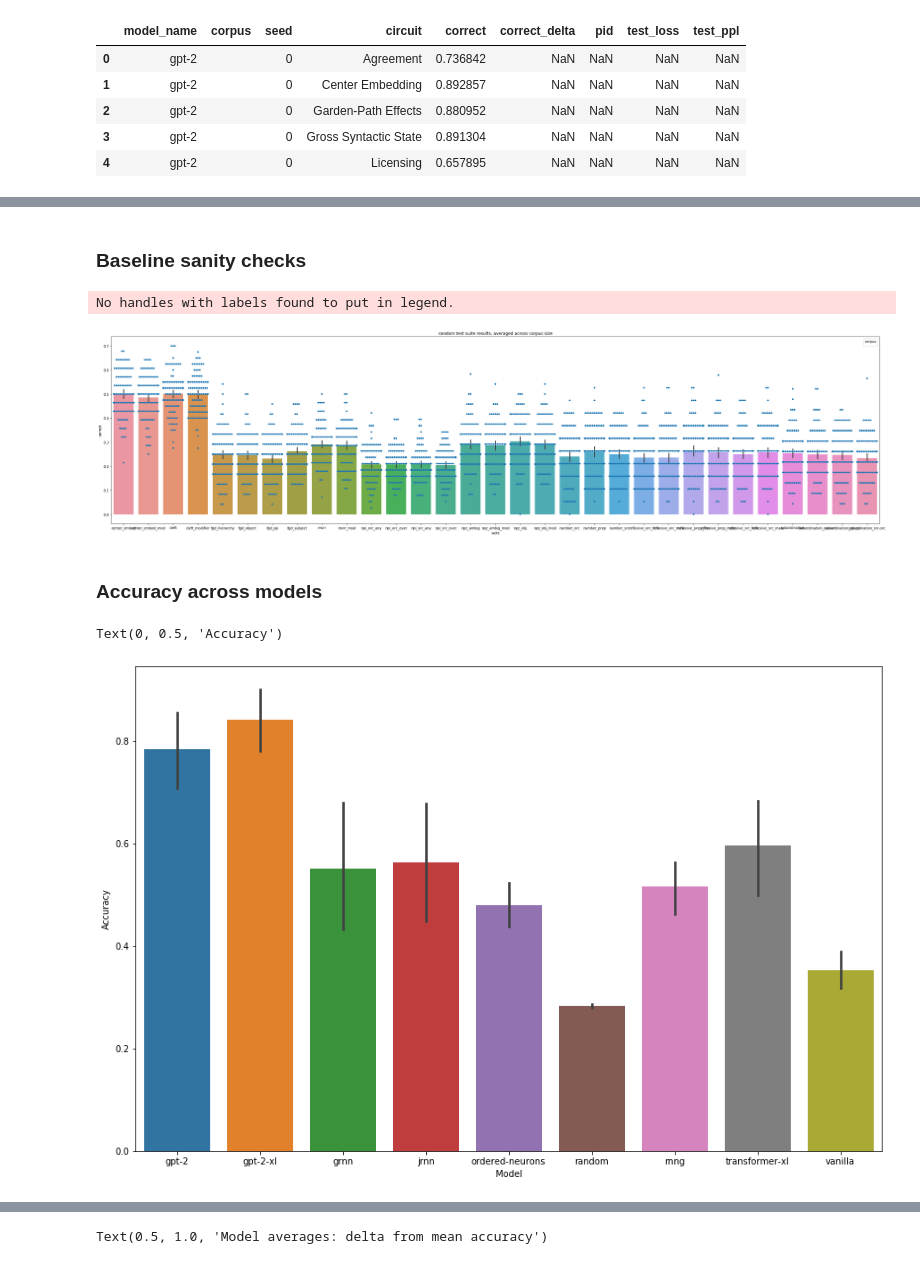
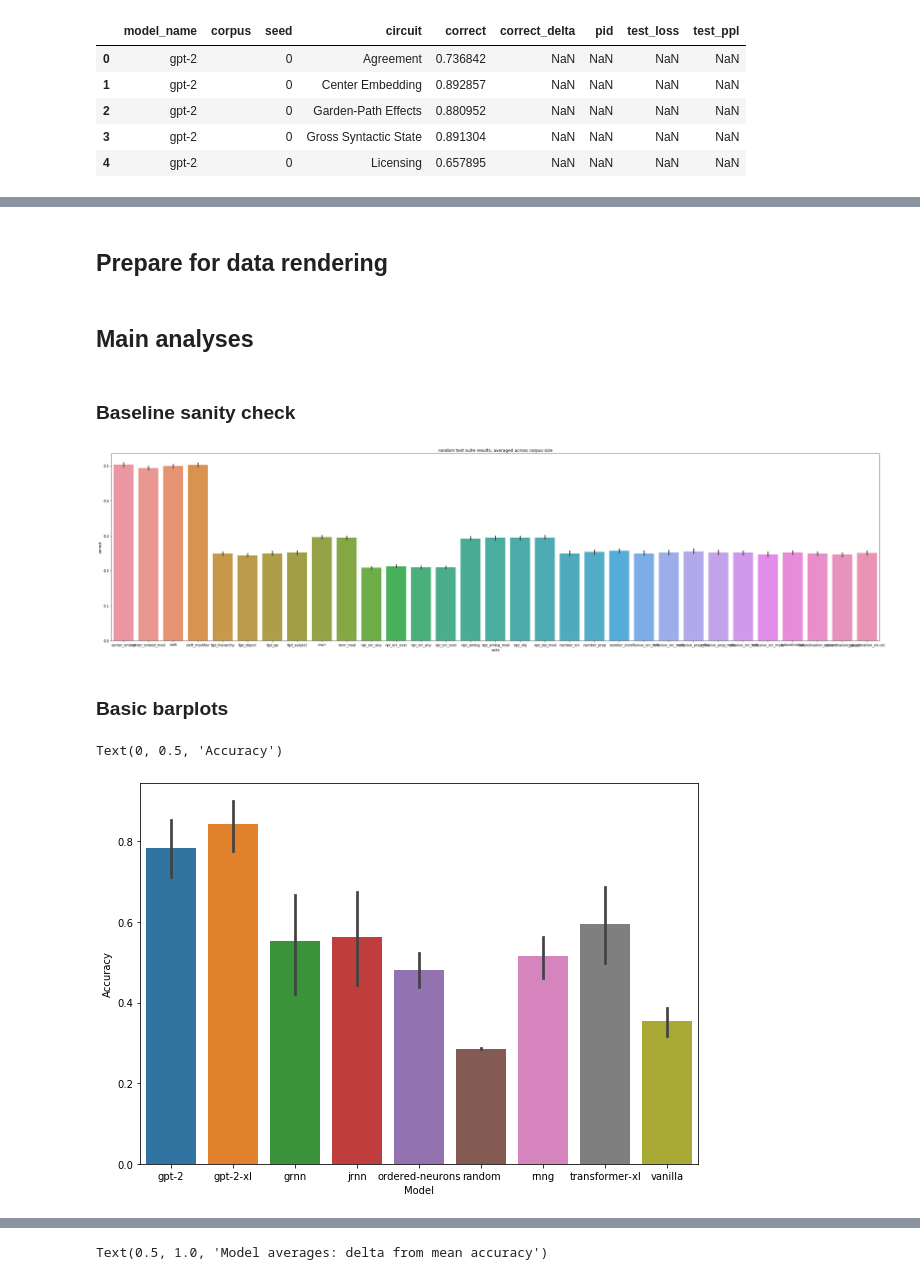
Before and after one commit to cpllab/syntactic-generalization, a Jupyter notebook: notebooks/main.ipynb, the cells around one changed output, grey strips where cells are left out. Drawn from its saved outputs; the diff is of its cells as text; code cells hidden in the pictures.

Commit message:
reorder sections + cleanup; prepare to render final figures

```diff
--- a/notebooks/main.ipynb
+++ b/notebooks/main.ipynb
@@ -236,0 +236,2 @@ suites_df_mod.head()
+# %% [markdown]
+## Prepare for data rendering
@@ -237,24 +253,24 @@ suites_df_mod.head()
+# %% [markdown]
+## Main analyses
 # %% [markdown]
-### Baseline sanity checks
+### Baseline sanity check
 # %%
 baselines_to_plot = set(baseline_models) & set(suites_df.model_name.unique())
 f, axs = plt.subplots(len(baselines_to_plot), 1, figsize=(40, 10 * len(baselines_to_plot)))
 
 for baseline_model, ax in zip(baselines_to_plot, np.ravel(axs)):
     sns.barplot(data=suites_df[suites_df.model_name == baseline_model], x="suite", y="correct", ax=ax)
-    sns.swarmplot(data=suites_df[suites_df.model_name == baseline_model], x="suite", y="correct", hue="corpus", ax=ax)
     plt.title(f"{baseline_model} test suite results, averaged across corpus size")
 # %% [output]
-No handles with labels found to put in legend.
-[figure, old version]
+[figure, new version]
-# %% [markdown]
-### Accuracy across models
+# %% [markdown]
+### Basic barplots
 # %%
-plt.subplots(figsize=(15, 10))
+plt.subplots(figsize=(10, 7))
 sns.barplot(data=suites_df.reset_index(), x="model_name", y="correct")
 
 plt.xlabel("Model")
 plt.ylabel("Accuracy")
 # %% [output]
 Text(0, 0.5, 'Accuracy')
-[figure, old version]
+[figure, new version]
```
Also changed, not shown: parts of 35 cells of this notebook, 3 other files.
